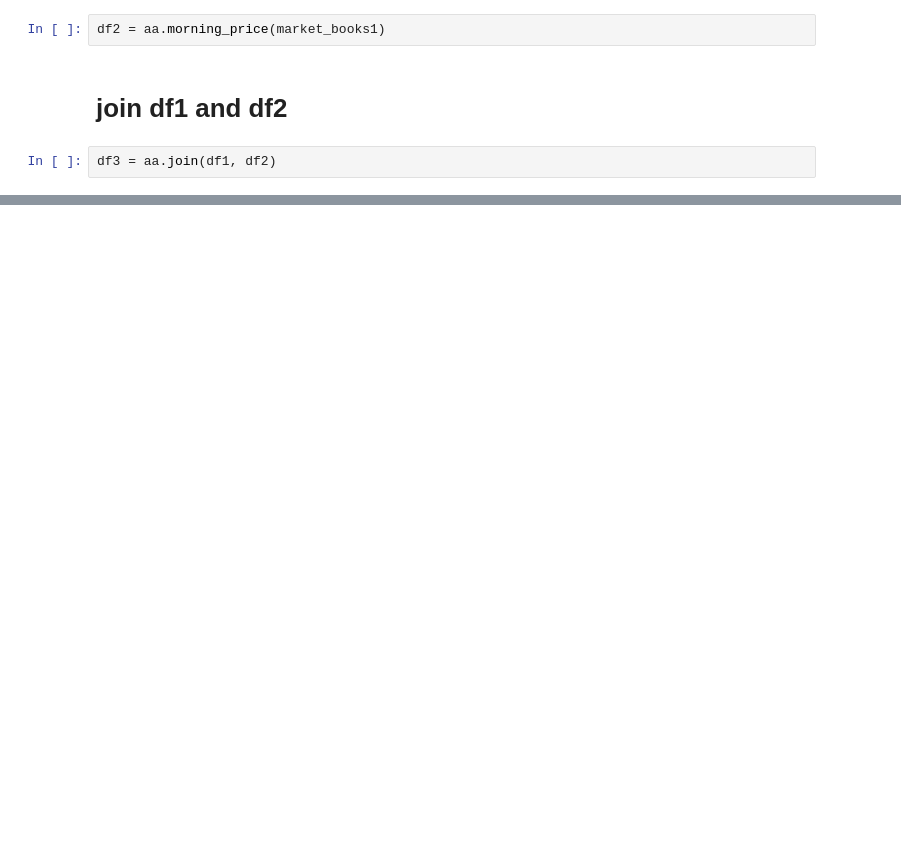
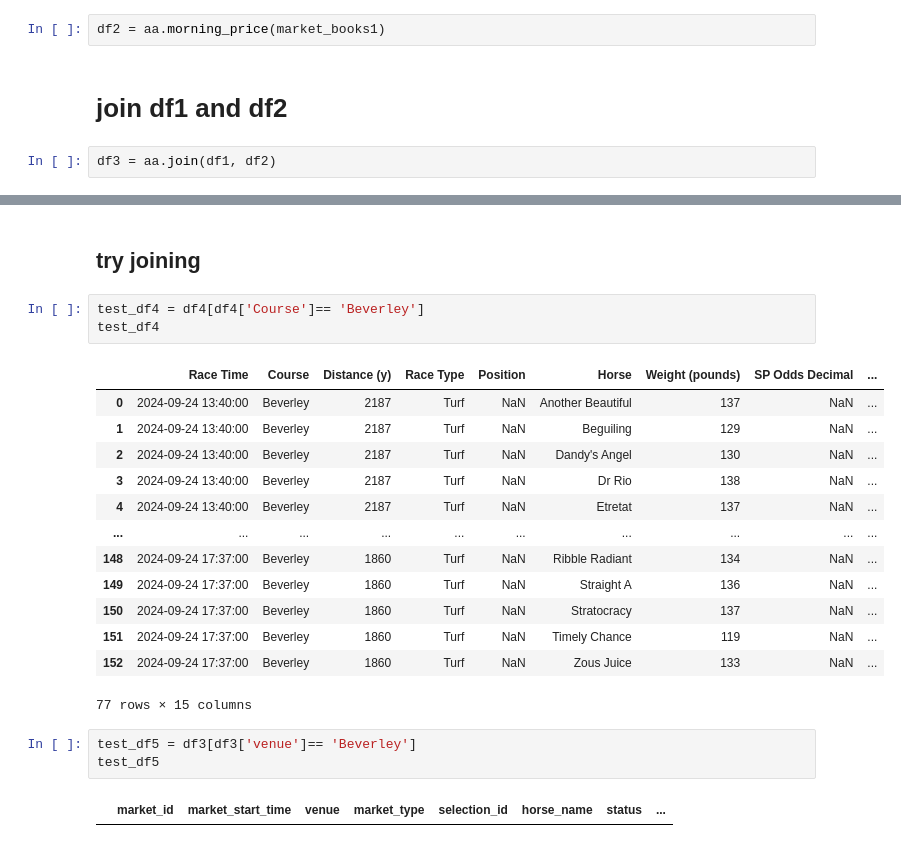
Before and after one commit to andrewbarwise/horse_trading, a Jupyter notebook: notebooks/daily_data.ipynb, the cells around one changed output, grey strips where cells are left out. Cells and saved outputs as stored; diff of their text form; blank space fills up the shorter version.

```diff
--- a/notebooks/daily_data.ipynb
+++ b/notebooks/daily_data.ipynb
@@ -130,0 +152,24 @@ df4.head(10)
+# %% [markdown]
+## try joining
+# %%
+test_df4 = df4[df4['Course']== 'Beverley']
+test_df4
+# %% [output]
+|  | Race Time | Course | Distance (y) | Race Type | Position | Horse | Weight (pounds) | SP Odds Decimal | ... |
+| 0 | 2024-09-24 13:40:00 | Beverley | 2187 | Turf | NaN | Another Beautiful | 137 | NaN | ... |
+| 1 | 2024-09-24 13:40:00 | Beverley | 2187 | Turf | NaN | Beguiling | 129 | NaN | ... |
+| 2 | 2024-09-24 13:40:00 | Beverley | 2187 | Turf | NaN | Dandy's Angel | 130 | NaN | ... |
+| 3 | 2024-09-24 13:40:00 | Beverley | 2187 | Turf | NaN | Dr Rio | 138 | NaN | ... |
+| 4 | 2024-09-24 13:40:00 | Beverley | 2187 | Turf | NaN | Etretat | 137 | NaN | ... |
+| ... | ... | ... | ... | ... | ... | ... | ... | ... | ... |
+| 148 | 2024-09-24 17:37:00 | Beverley | 1860 | Turf | NaN | Ribble Radiant | 134 | NaN | ... |
+| 149 | 2024-09-24 17:37:00 | Beverley | 1860 | Turf | NaN | Straight A | 136 | NaN | ... |
+| 150 | 2024-09-24 17:37:00 | Beverley | 1860 | Turf | NaN | Stratocracy | 137 | NaN | ... |
+| 151 | 2024-09-24 17:37:00 | Beverley | 1860 | Turf | NaN | Timely Chance | 119 | NaN | ... |
+| 152 | 2024-09-24 17:37:00 | Beverley | 1860 | Turf | NaN | Zous Juice | 133 | NaN | ... |
+77 rows × 15 columns
+# %%
+test_df5 = df3[df3['venue']== 'Beverley']
+test_df5
+# %% [output]
+|  | market_id | market_start_time | venue | market_type | selection_id | horse_name | status | ... |
```
Also changed, not shown: parts of 8 cells of this notebook, 11 other files.
